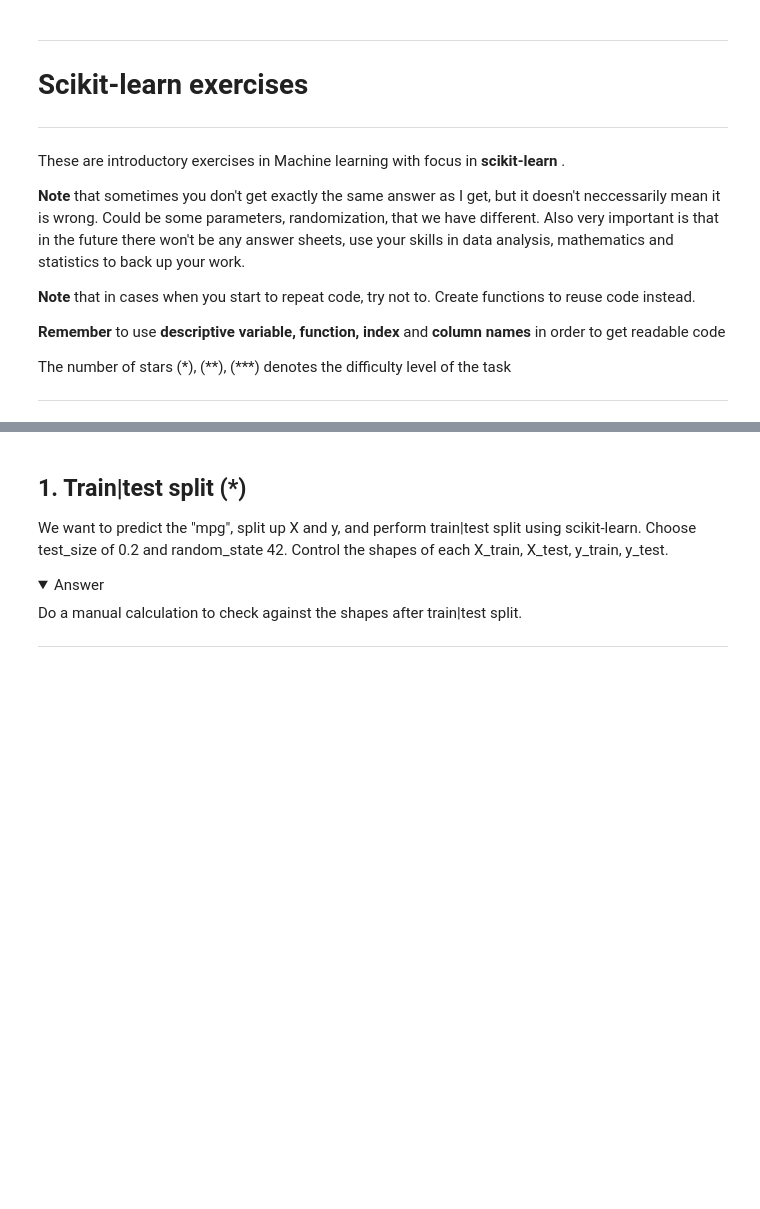
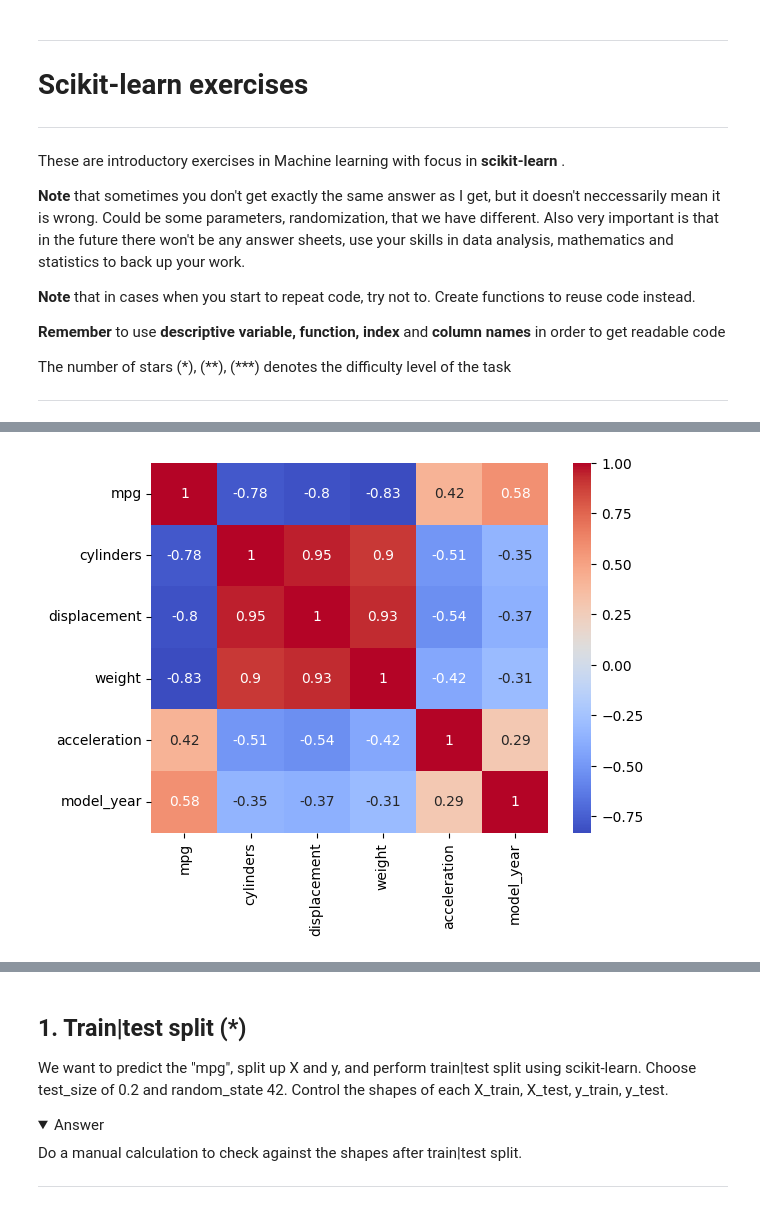
Before and after one commit to smlatic/Machine-Learning-ITHS, a Jupyter notebook: Exercises/E02_sklearn.ipynb, the cells around one changed output, grey strips where cells are left out. Saved outputs shown, nothing was run; the diff lists cells and outputs as text; code cells hidden in the pictures; folded sections open; blank space fills up the shorter version.

```diff
--- a/Exercises/E02_sklearn.ipynb
+++ b/Exercises/E02_sklearn.ipynb
@@ -57,3 +57,10 @@ d) I have chosen to drop the columns origin and name. Think yourself if it is re
 </details>
 
 ---
+# %%
+import seaborn as sns # sns.get_dataset_names()
+import pandas as pd
+import matplotlib.pyplot as plt
+
+mpg = sns.load_dataset("mpg")
+mpg.head()
@@ -59,0 +105,3 @@ d) I have chosen to drop the columns origin and name. Think yourself if it is re
+# %%
+mpg.dropna(axis=1, inplace=True)
+mpg.isnull().sum()
@@ -59,0 +118,9 @@ d) I have chosen to drop the columns origin and name. Think yourself if it is re
+# %%
+# Compute pairwise correlation of columns
+corr_matrix = mpg.corr()
+
+# Plot correlation matrix
+sns.heatmap(corr_matrix, cmap='coolwarm', annot=True)
+plt.show()
+# %% [output]
+[figure, added]
```
Also changed, not shown: parts of 11 cells of this notebook, 1 other file.
